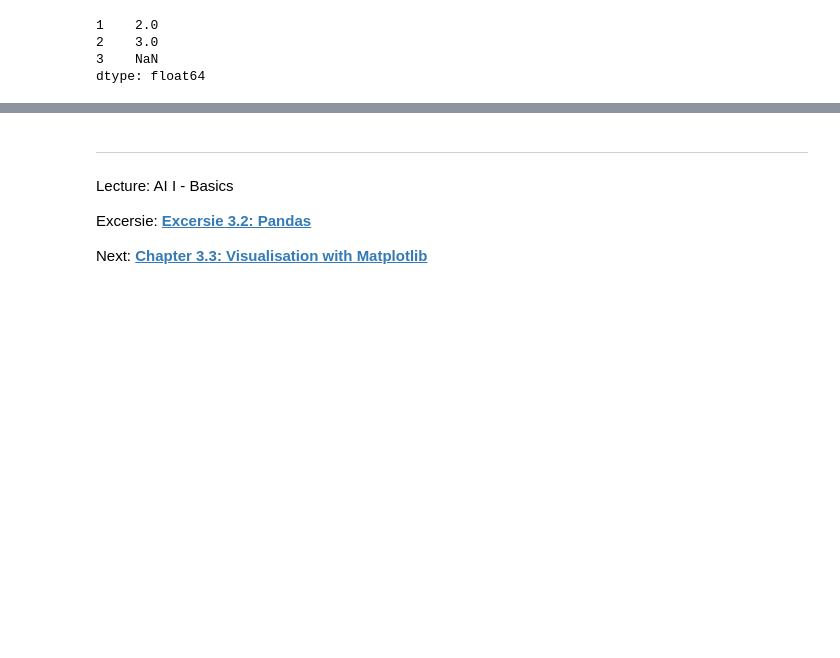
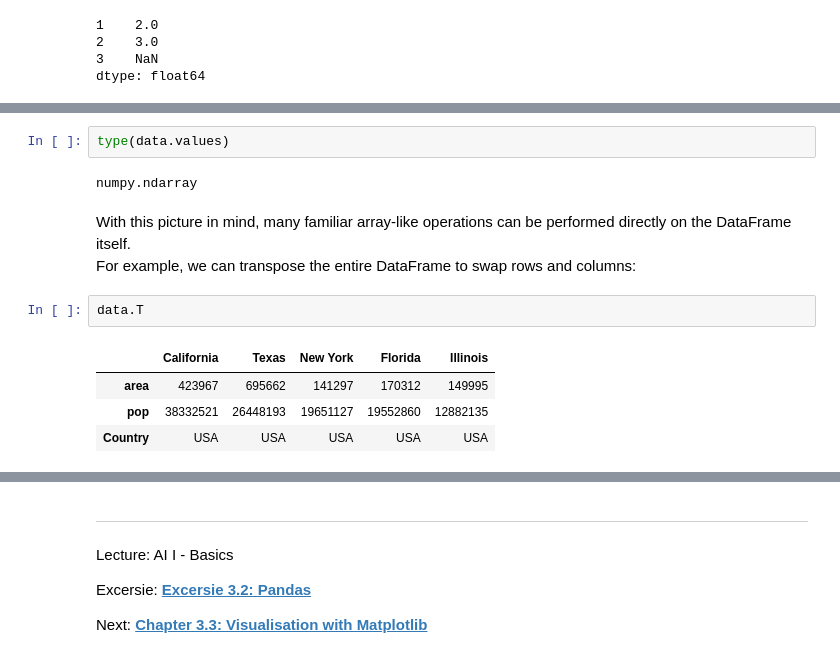
Before and after one commit to iLuckyW/lecture-ai-basics, a Jupyter notebook: chapter/03_data/02_pandas.ipynb, the cells around one changed output, grey strips where cells are left out. Drawn from its saved outputs; the diff is of its cells as text; blank space fills up the shorter version.

```diff
--- a/chapter/03_data/02_pandas.ipynb
+++ b/chapter/03_data/02_pandas.ipynb
@@ -856,0 +912,14 @@ dtype: float64
+# %%
+type(data.values)
+# %% [output]
+numpy.ndarray
+# %% [markdown]
+With this picture in mind, many familiar array-like operations can be performed directly on the DataFrame itself.
+For example, we can transpose the entire DataFrame to swap rows and columns:
+# %%
+data.T
+# %% [output]
+|  | California | Texas | New York | Florida | Illinois |
+| area | 423967 | 695662 | 141297 | 170312 | 149995 |
+| pop | 38332521 | 26448193 | 19651127 | 19552860 | 12882135 |
+| Country | USA | USA | USA | USA | USA |
```
Also changed, not shown: parts of 30 cells of this notebook.
